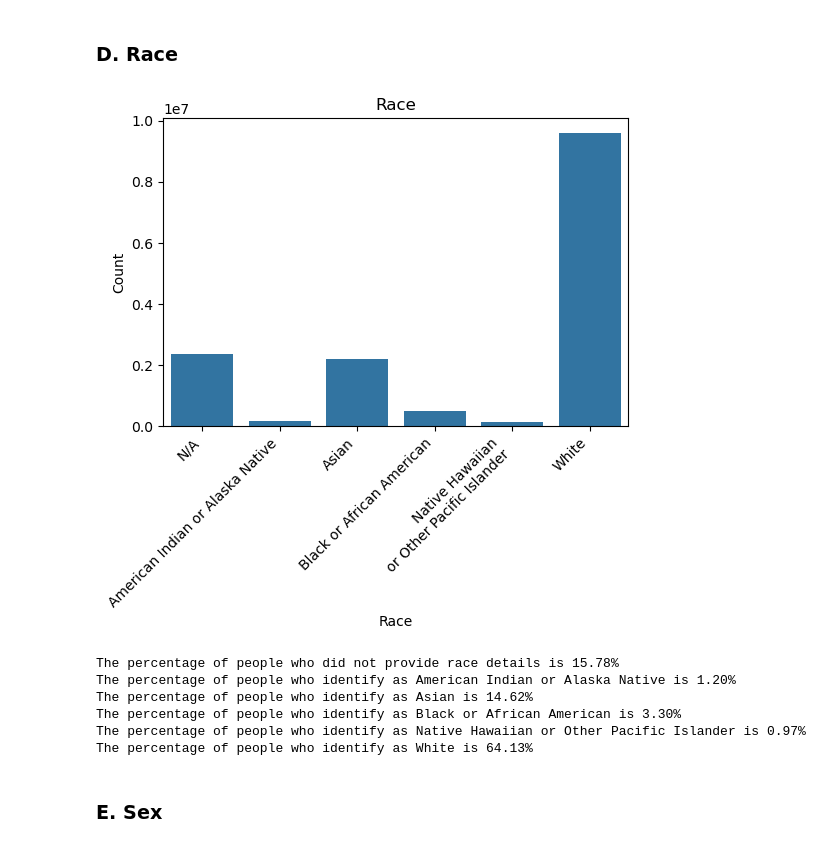
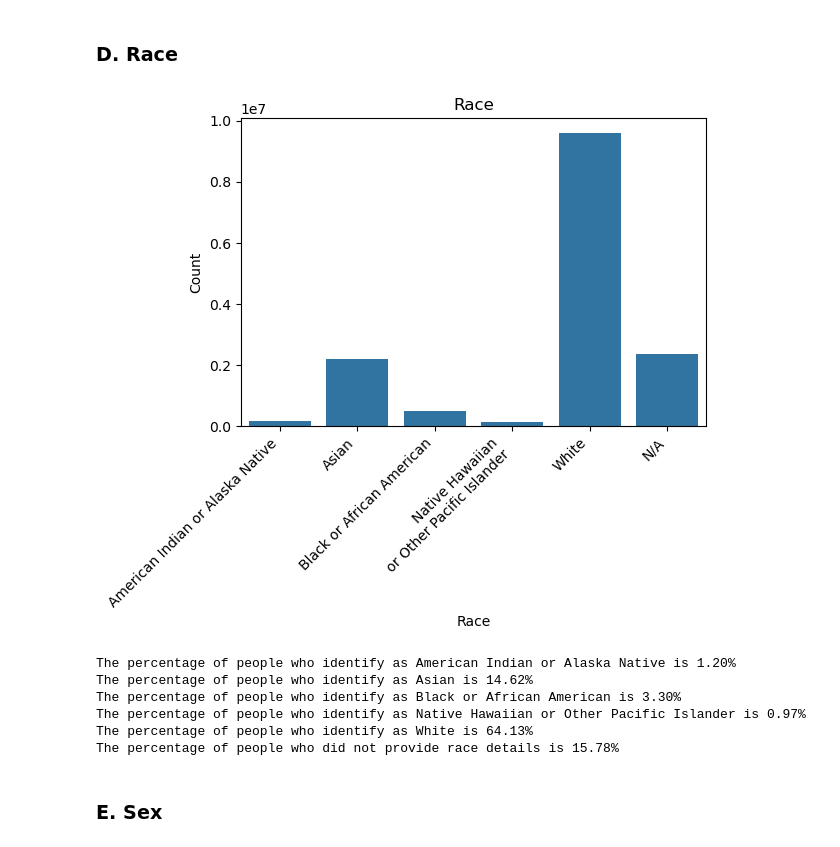
Before and after one commit to jdhilee/fairness_smoke_alarm, a Jupyter notebook: src/eda_hmda_2007_2017.ipynb, the cells around one changed output. Drawn from its saved outputs; the diff is of its cells as text; code cells hidden in the pictures.

Commit message:
changed to denied = 0, missing cat vars = 99

```diff
--- a/src/eda_hmda_2007_2017.ipynb
+++ b/src/eda_hmda_2007_2017.ipynb
@@ -388,9 +388,9 @@ As I plan to run a logistic regression, I will create a new category "action_tak
 # Create a new action taken variable that is binary
 hmda['action_taken_old'] = hmda['action_taken']
 
-# Replace instances of 2 with 1 and rename 3 as 2
+# Replace instances of 2 with 1 and rename 3 as 0 (so that 1 = approved, 0 = denied)
 hmda.loc[hmda['action_taken_old'] == 2, 'action_taken'] = 1
-hmda.loc[hmda['action_taken_old'] == 3, 'action_taken'] = 2
+hmda.loc[hmda['action_taken_old'] == 3, 'action_taken'] = 0
 
 # Drop old column
 hmda = hmda.drop('action_taken_old', axis=1)
@@ -512,22 +512,22 @@ The percentage of mortgages not secured by a lien is 0.93%
 # %%
 # View the race categories
 
 plt.figure(figsize=(6, 4))
 
 ax = sns.countplot(data = hmda, x = 'race')
 
 ax.set_xticks([0, 1, 2, 3, 4, 5])  # positions of the bars
-ax.set_xticklabels(['N/A', 'American Indian or Alaska Native', 'Asian', 'Black or African American',
-                    'Native Hawaiian\n or Other Pacific Islander', 'White'])
+ax.set_xticklabels(['American Indian or Alaska Native', 'Asian', 'Black or African American',
+                    'Native Hawaiian\n or Other Pacific Islander', 'White', 'N/A'])
 
 plt.title('Race')
 plt.xlabel('Race')
 plt.xticks(rotation=45, ha="right")
 plt.ylabel('Count')
 
 plt.show()
 # %% [output]
-[figure, old version]
+[figure, new version]
 # %%
 # Count observations in each race category
 counts_race = hmda["race"].value_counts().sort_index()
@@ -537,7 +537,7 @@ percent_race = counts_race / counts_race.sum() * 100
 
 # Race labels
 race_labels = {
-    0: "did not provide race details",
+    99: "did not provide race details",
     1: "identify as American Indian or Alaska Native",
     2: "identify as Asian",
     3: "identify as Black or African American",
@@ -552,12 +552,12 @@ for code, percentage in percent_race.items():
         f"{percentage:.2f}%"
     )
 # %% [output]
-The percentage of people who did not provide race details is 15.78%
 The percentage of people who identify as American Indian or Alaska Native is 1.20%
 The percentage of people who identify as Asian is 14.62%
 The percentage of people who identify as Black or African American is 3.30%
 The percentage of people who identify as Native Hawaiian or Other Pacific Islander is 0.97%
 The percentage of people who identify as White is 64.13%
+The percentage of people who did not provide race details is 15.78%
 # %% [markdown]
 ### E. Sex
 # %%
```
Also changed, not shown: parts of 31 cells of this notebook.
